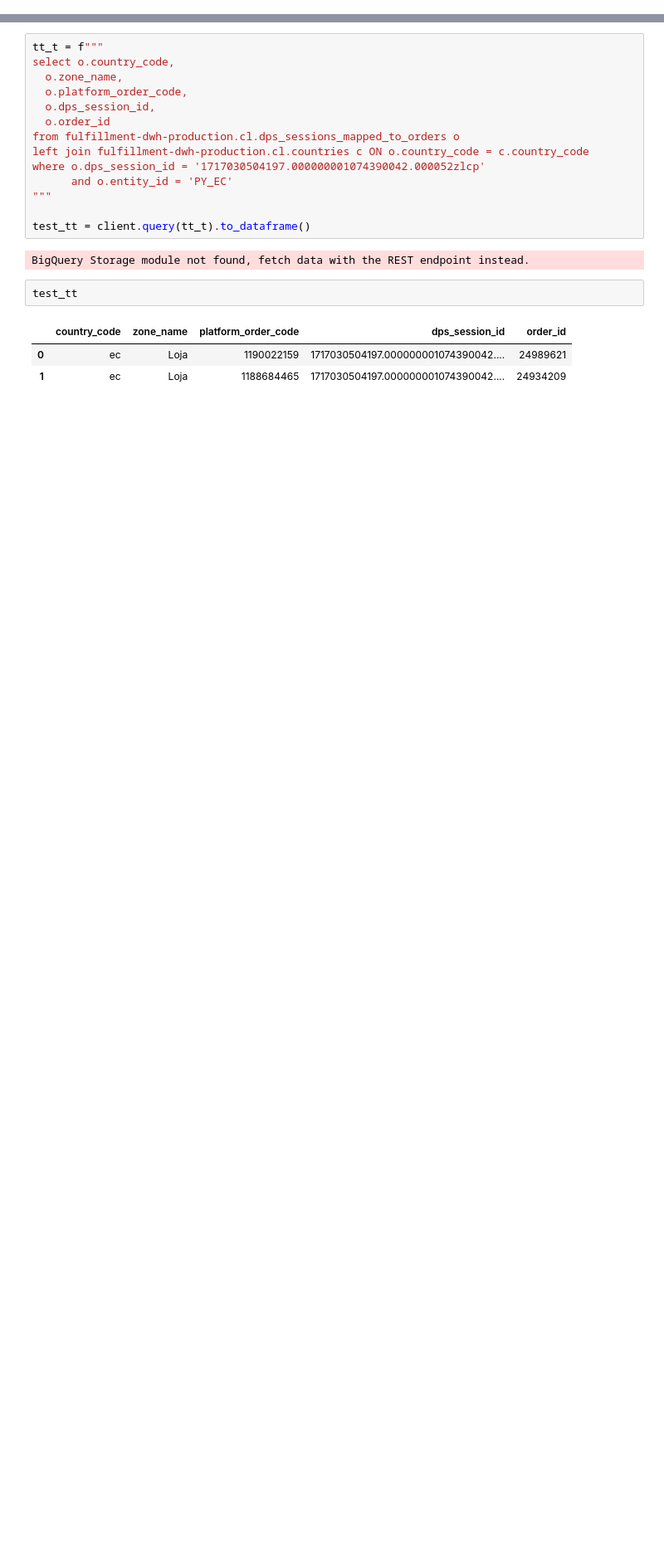
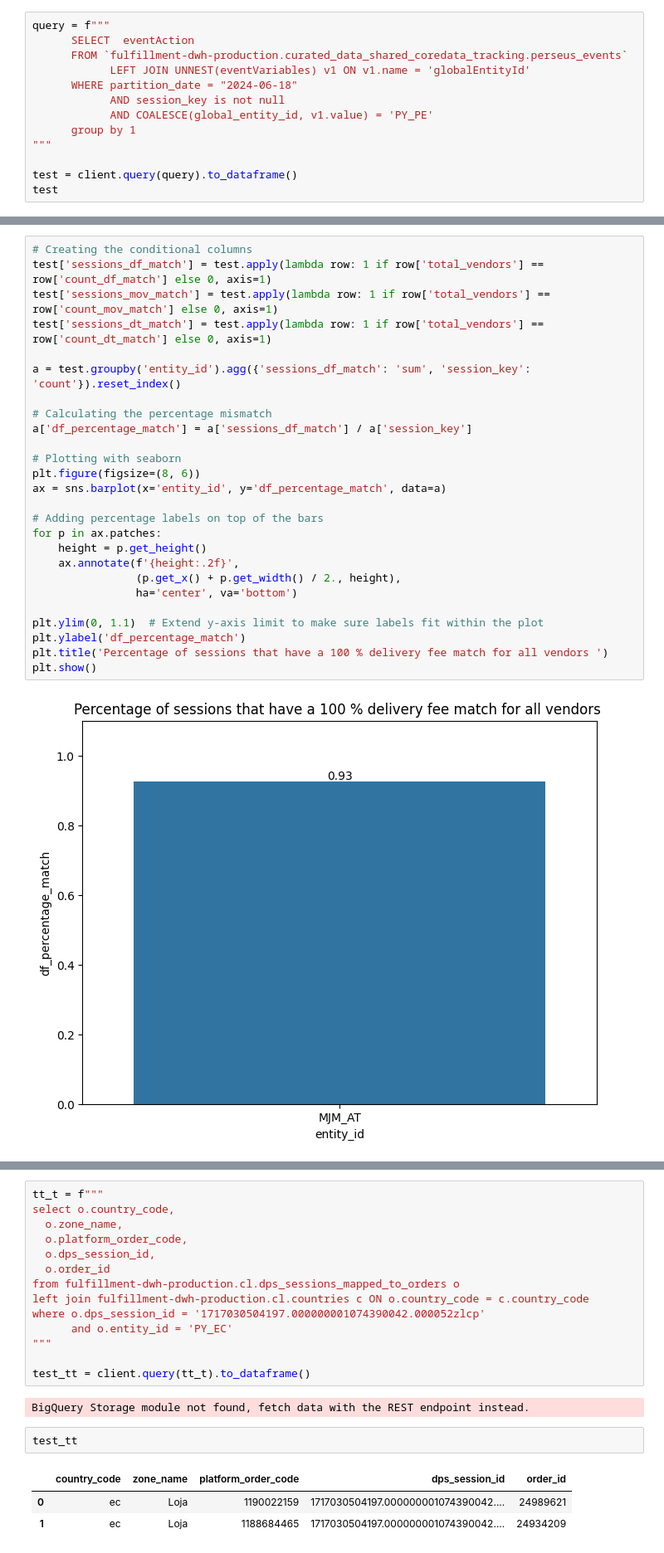
Before and after one commit to shazebasad-dh/https---github.com-deliveryhero-global_pricing, a Jupyter notebook: team/Shazeb/Impressions_data/data_quality_check.ipynb, the cells around one changed output, grey strips where cells are left out. Shown at 83% size. Cells and saved outputs as stored; diff of their text form; blank space fills up the shorter version.

Commit message:
getting the first session

```diff
--- a/team/Shazeb/Impressions_data/data_quality_check.ipynb
+++ b/team/Shazeb/Impressions_data/data_quality_check.ipynb
@@ -10,0 +244,13 @@ import seaborn as sns
+# %%
+query = f"""
+      SELECT  eventAction
+      FROM `fulfillment-dwh-production.curated_data_shared_coredata_tracking.perseus_events`
+            LEFT JOIN UNNEST(eventVariables) v1 ON v1.name = 'globalEntityId'
+      WHERE partition_date = "2024-06-18"
+            AND session_key is not null
+            AND COALESCE(global_entity_id, v1.value) = 'PY_PE'
+      group by 1
+"""
+
+test = client.query(query).to_dataframe()
+test
@@ -10,0 +385,28 @@ import seaborn as sns
+# %%
+# Creating the conditional columns
+test['sessions_df_match'] = test.apply(lambda row: 1 if row['total_vendors'] == row['count_df_match'] else 0, axis=1)
+test['sessions_mov_match'] = test.apply(lambda row: 1 if row['total_vendors'] == row['count_mov_match'] else 0, axis=1)
+test['sessions_dt_match'] = test.apply(lambda row: 1 if row['total_vendors'] == row['count_dt_match'] else 0, axis=1)
+
+a = test.groupby('entity_id').agg({'sessions_df_match': 'sum', 'session_key': 'count'}).reset_index()
+
+# Calculating the percentage mismatch
+a['df_percentage_match'] = a['sessions_df_match'] / a['session_key']
+
+# Plotting with seaborn
+plt.figure(figsize=(8, 6))
+ax = sns.barplot(x='entity_id', y='df_percentage_match', data=a)
+
+# Adding percentage labels on top of the bars
+for p in ax.patches:
+    height = p.get_height()
+    ax.annotate(f'{height:.2f}',
+                (p.get_x() + p.get_width() / 2., height),
+                ha='center', va='bottom')
+
+plt.ylim(0, 1.1)  # Extend y-axis limit to make sure labels fit within the plot
+plt.ylabel('df_percentage_match')
+plt.title('Percentage of sessions that have a 100 % delivery fee match for all vendors ')
+plt.show()
+# %% [output]
+[figure, added]
```
Also changed, not shown: parts of 49 cells of this notebook.
